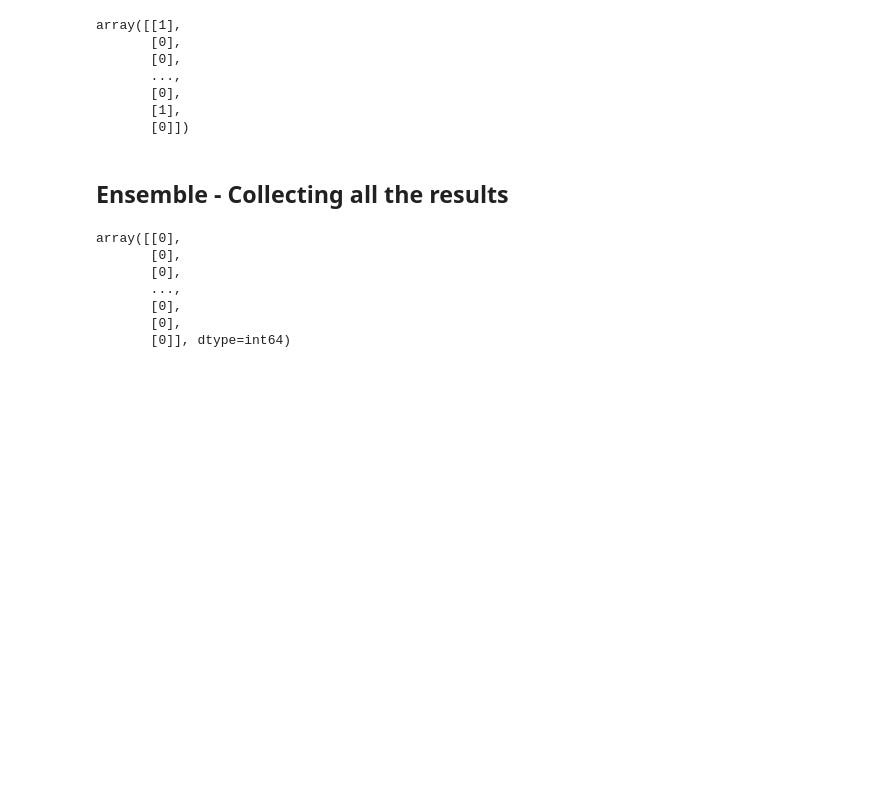
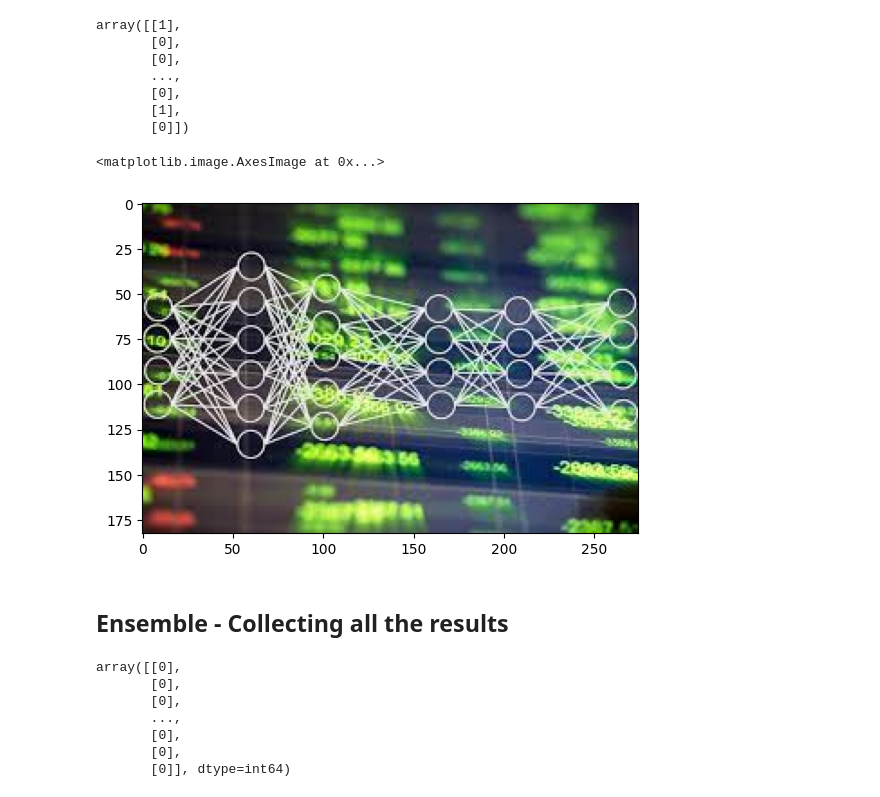
Before and after one commit to hecker1002/Smoke-Status-project, a Jupyter notebook: Smoke Status.ipynb, the cells around one changed output. Cells and saved outputs as stored; diff of their text form; code cells hidden in the pictures; blank space fills up the shorter version.

```diff
--- a/Smoke Status.ipynb
+++ b/Smoke Status.ipynb
@@ -373,6 +386,12 @@ array([[1],
 from ann_visualizer.visualize import ann_viz;
 
 ann_viz(model, title="My first neural network")
+# %%
+x = plt.imread("hft.jpeg")
+plt.imshow(x)
+# %% [output]
+<matplotlib.image.AxesImage at 0x...>
+[figure, added]
 # %%
 col = np.array(col)
 prediction = np.array(prediction)
```
Also changed, not shown: parts of 13 cells of this notebook, 10 other files.
